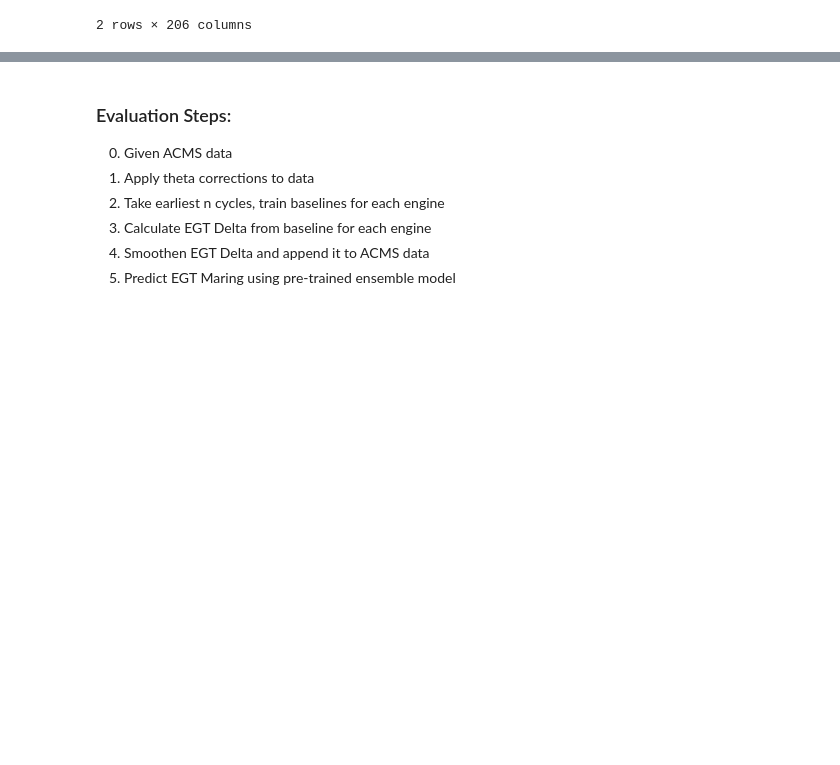
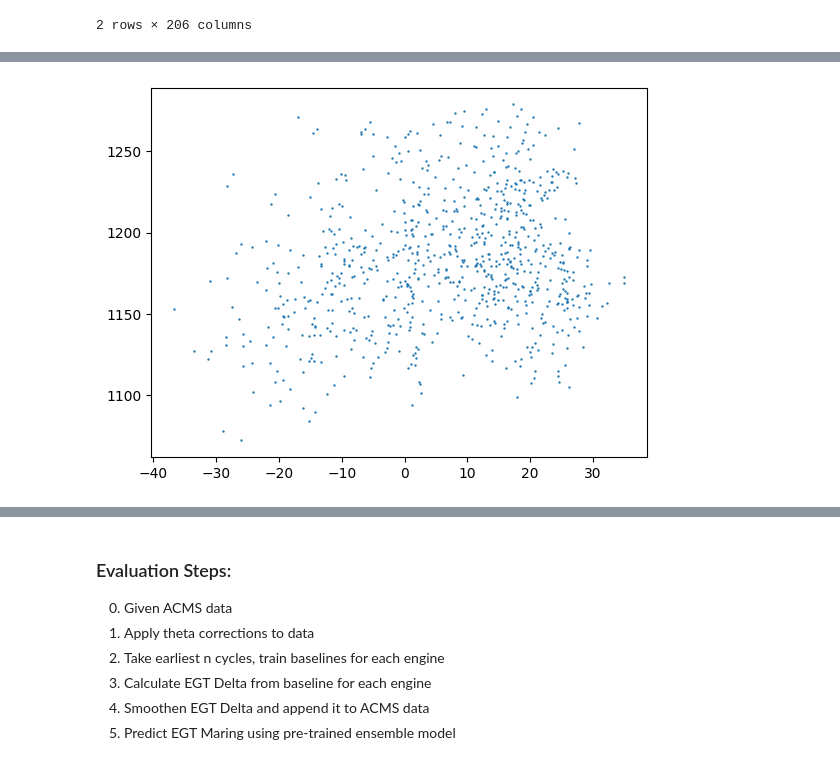
Before and after one commit to skeptlk/ecm, a Jupyter notebook: ex13_early_baselines.ipynb, the cells around one changed output, grey strips where cells are left out. Drawn from its saved outputs; the diff is of its cells as text; code cells hidden in the pictures; blank space fills up the shorter version.

```diff
--- a/ex13_early_baselines.ipynb
+++ b/ex13_early_baselines.ipynb
@@ -63,3 +63,8 @@ plt.show()
+# %%
+plt.scatter(sub['oat'], sub['egtk'], s=0.5)
+plt.show()
+# %% [output]
+[figure, added]
 # %%
 features_k = ['egt_delta_smooth', 'egtk', 't2', 'n1ak', 'alt', 'nfk', 'prv']
 
```
Also changed, not shown: parts of 4 cells of this notebook, 2 other files.
